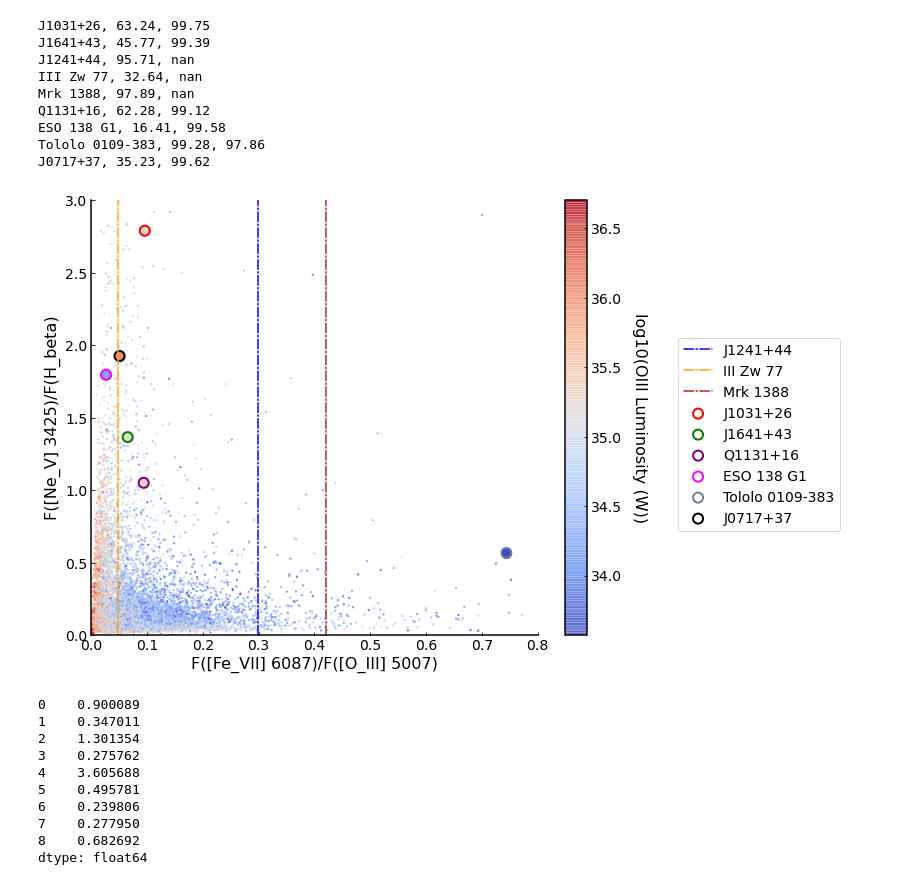
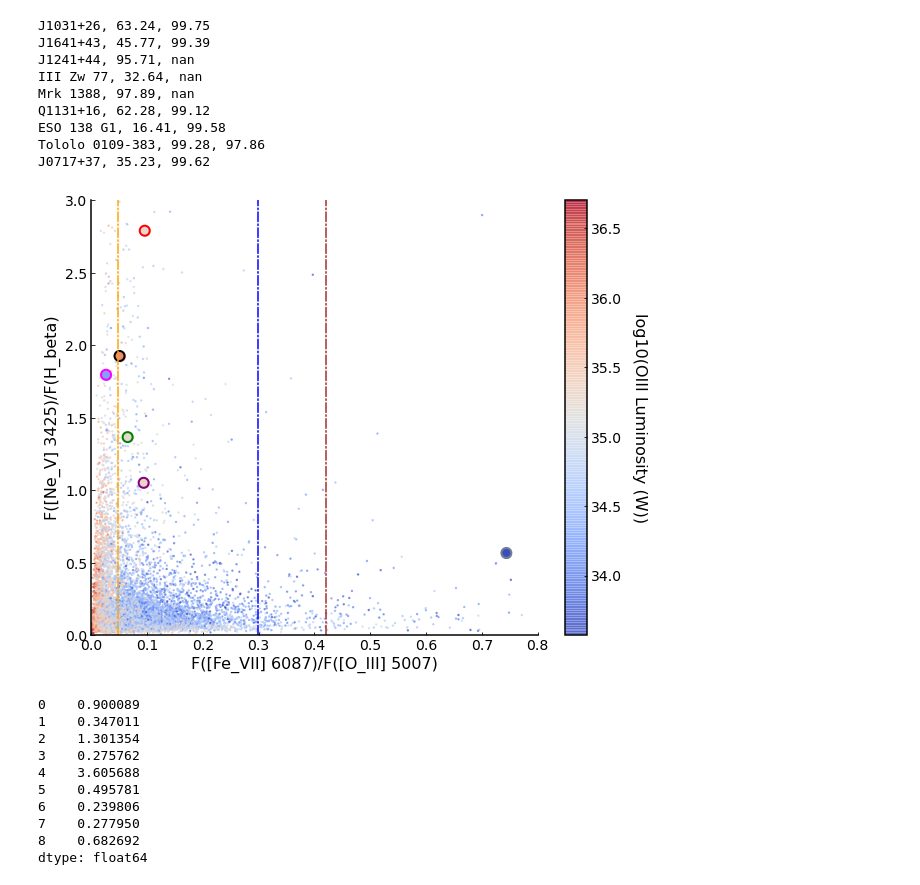
Before and after one commit to suyashk12/coronal_xtreme_qso2s, a Jupyter notebook: diagnostics.ipynb, the cells around one changed output. Drawn from its saved outputs; the diff is of its cells as text; code cells hidden in the pictures.

```diff
--- a/diagnostics.ipynb
+++ b/diagnostics.ipynb
@@ -550,35 +574,35 @@ cbar.set_label('log10(OIII Luminosity (W))', labelpad=25, rotation=270)
 
 for i in range(len(df_CLIF)):
 
     obj_name = df_CLIF.loc[i]['Common Name']
 
     x = df_CLIF.loc[i]['[Fe_VII] 6087 Flux']/df_CLIF.loc[i]['[O_III] 5007 Flux']
     y = df_CLIF.loc[i]['[Ne_V] 3425 Flux']/df_CLIF.loc[i]['H_beta Flux']
     heat = df_CLIF.loc[i]['[O_III] 5007 Luminosity']
 
     if(np.isnan(x)==True and np.isnan(y)==False):
         ax.axhline(y, c=colors[i], label=obj_name, linestyle=':')
 
     elif(np.isnan(x)==False and np.isnan(y)==True):
         ax.axvline(x, c=colors[i], label=obj_name, linestyle='-.')
 
     else:
         ax.scatter(x, y,
                    c=np.log10(heat), cmap='coolwarm',
                    vmin = np.nanpercentile(np.log10(df_QSO[idx]['[O_III] 5007 Luminosity']), 0.3),
                    vmax = np.nanpercentile(np.log10(df_QSO[idx]['[O_III] 5007 Luminosity']), 99.9), s=100)
         ax.scatter(x, y, label=obj_name, s=100, facecolors='None',
                            edgecolors=colors[i], linewidth=2)
 
 ax.set_xlim(0, .8)
 ax.set_ylim(0, 3)
 ax.set_xlabel(r'F([Fe_VII] 6087)/F([O_III] 5007)')
 ax.set_ylabel(r'F([Ne_V] 3425)/F(H_beta)')
-ax.legend(bbox_to_anchor=(1.3,.7), loc="upper left")
+#ax.legend(bbox_to_anchor=(1.3,.7), loc="upper left")
 
 plt.savefig('Figures/diagnostic2.pdf', dpi=300, bbox_inches='tight')
 # %% [output]
-[figure, old version]
+[figure, new version]
 # %%
 df_CLIF['[Fe_VII] 6087 Flux']/df_CLIF['H_beta Flux']
 # %% [output]
```
Also changed, not shown: parts of 25 cells of this notebook, 18 other files.
